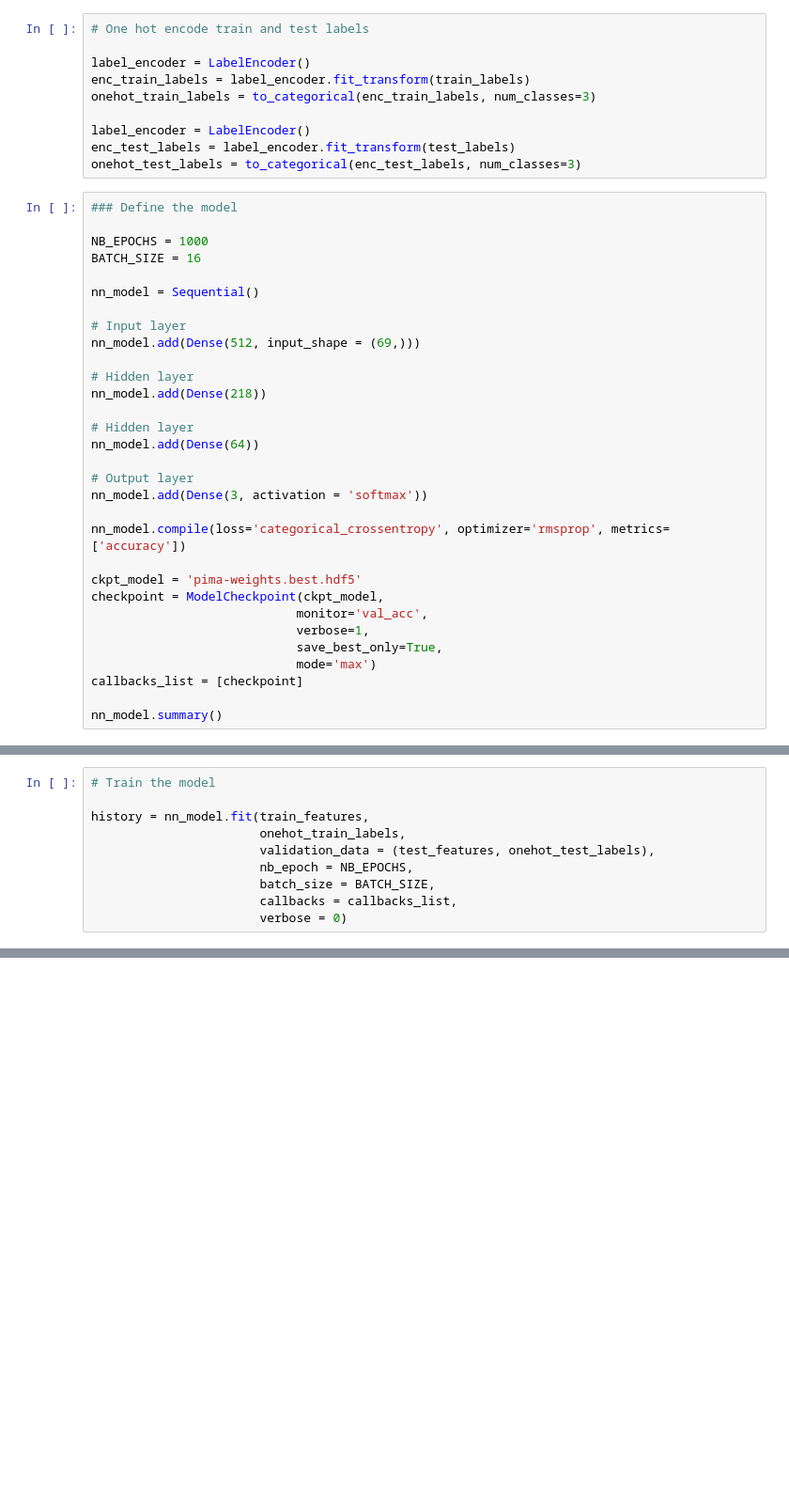
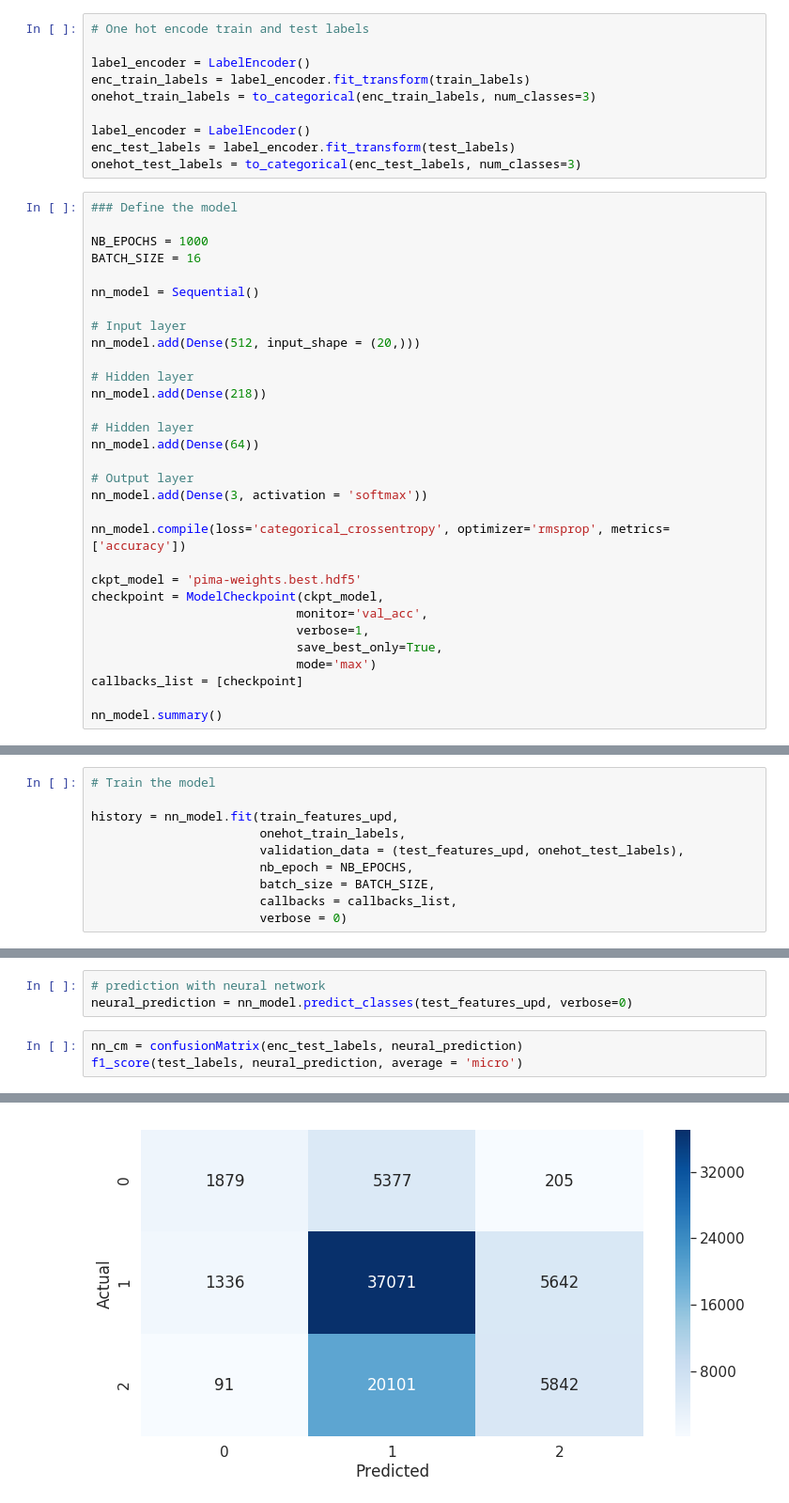
Before and after one commit to belulali/earthquake, a Jupyter notebook: Earthquake.ipynb, the cells around one changed output, grey strips where cells are left out. Shown at 94% size. Drawn from its saved outputs; the diff is of its cells as text; blank space fills up the shorter version.

```diff
--- a/Earthquake.ipynb
+++ b/Earthquake.ipynb
@@ -411,7 +416,7 @@ BATCH_SIZE = 16
 nn_model = Sequential()
 
 # Input layer
-nn_model.add(Dense(512, input_shape = (69,)))
+nn_model.add(Dense(512, input_shape = (20,)))
 
 # Hidden layer
 nn_model.add(Dense(218))
@@ -438,9 +457,9 @@ NameError: name 'Sequential' is not defined
 # %%
 # Train the model
 
-history = nn_model.fit(train_features,
+history = nn_model.fit(train_features_upd,
                        onehot_train_labels,
-                       validation_data = (test_features, onehot_test_labels),
+                       validation_data = (test_features_upd, onehot_test_labels),
                        nb_epoch = NB_EPOCHS,
                        batch_size = BATCH_SIZE,
                        callbacks = callbacks_list,
@@ -447,0 +494,7 @@ history = nn_model.fit(train_features,
+# %%
+# prediction with neural network
+neural_prediction = nn_model.predict_classes(test_features_upd, verbose=0)
+# %%
+nn_cm = confusionMatrix(enc_test_labels, neural_prediction)
+f1_score(test_labels, neural_prediction, average = 'micro')
+# %% [output]
@@ -448 +502,2 @@ history = nn_model.fit(train_features,
+[figure, added]
 # %% [markdown]
```
Also changed, not shown: parts of 27 cells of this notebook.
